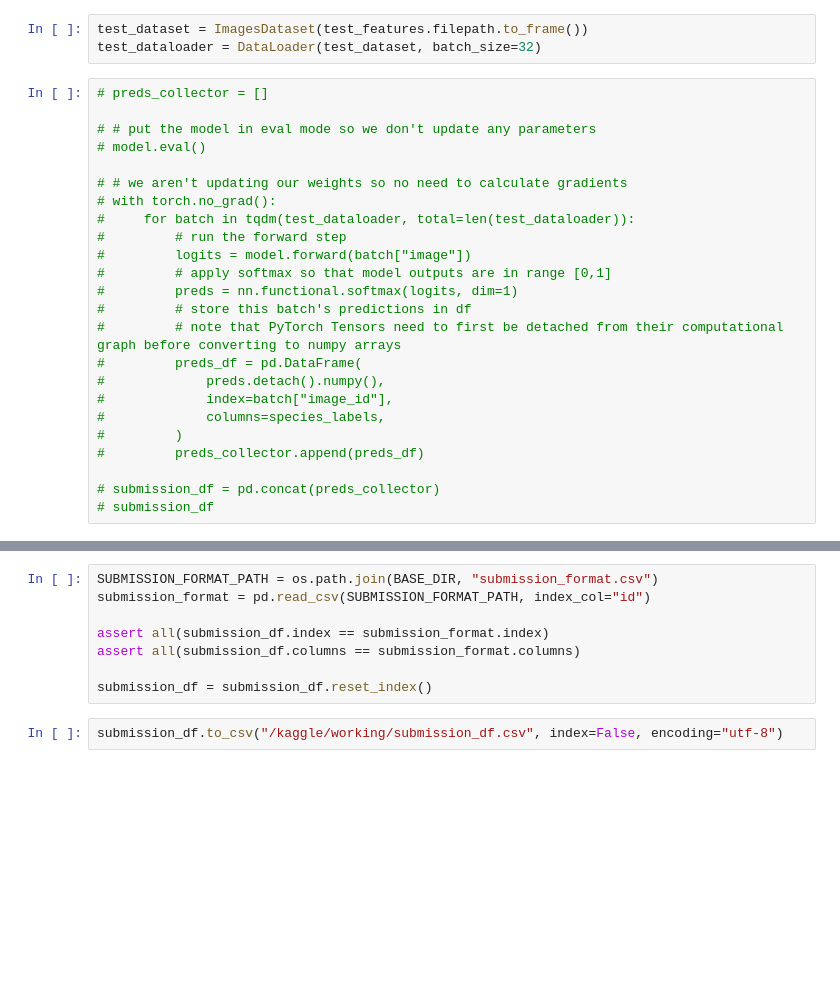
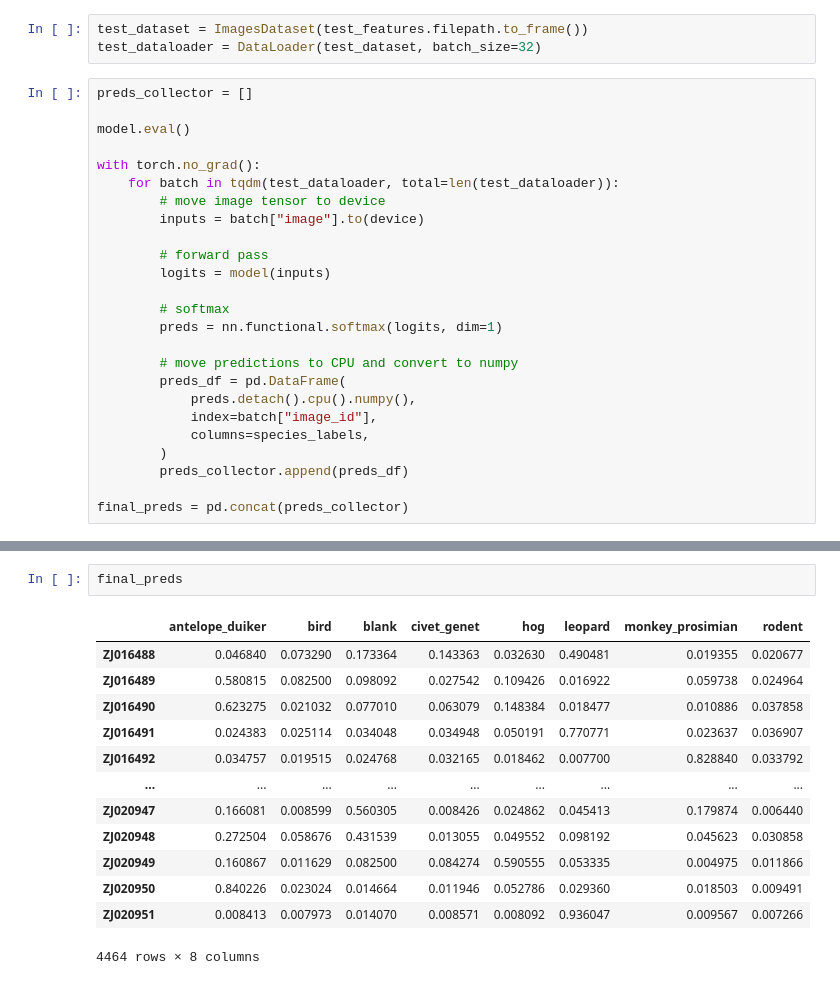
Before and after one commit to RamamAgarwal/Project_Wildlife_Classification, a Jupyter notebook: wildlife_image_classification.ipynb, the cells around one changed output, grey strips where cells are left out. Saved outputs shown, nothing was run; the diff lists cells and outputs as text; blank space fills up the shorter version.

```diff
--- a/wildlife_image_classification.ipynb
+++ b/wildlife_image_classification.ipynb
@@ -453,26 +349,27 @@ cm = ConfusionMatrixDisplay.from_predictions(
 test_dataset = ImagesDataset(test_features.filepath.to_frame())
 test_dataloader = DataLoader(test_dataset, batch_size=32)
 # %%
-# preds_collector = []
+preds_collector = []
 
-# # put the model in eval mode so we don't update any parameters
-# model.eval()
+model.eval()
 
-# # we aren't updating our weights so no need to calculate gradients
-# with torch.no_grad():
-#     for batch in tqdm(test_dataloader, total=len(test_dataloader)):
-#         # run the forward step
-#         logits = model.forward(batch["image"])
-#         # apply softmax so that model outputs are in range [0,1]
-#         preds = nn.functional.softmax(logits, dim=1)
-#         # store this batch's predictions in df
-#         # note that PyTorch Tensors need to first be detached from their computational graph before converting to numpy arrays
-#         preds_df = pd.DataFrame(
-#             preds.detach().numpy(),
-#             index=batch["image_id"],
-#             columns=species_labels,
-#         )
-#         preds_collector.append(preds_df)
+with torch.no_grad():
+    for batch in tqdm(test_dataloader, total=len(test_dataloader)):
+        # move image tensor to device
+        inputs = batch["image"].to(device)
 
-# submission_df = pd.concat(preds_collector)
-# submission_df
+        # forward pass
+        logits = model(inputs)
+
+        # softmax
+        preds = nn.functional.softmax(logits, dim=1)
+
+        # move predictions to CPU and convert to numpy
+        preds_df = pd.DataFrame(
+            preds.detach().cpu().numpy(),
+            index=batch["image_id"],
+            columns=species_labels,
+        )
+        preds_collector.append(preds_df)
+
+final_preds = pd.concat(preds_collector)
@@ -519,10 +376,16 @@ submission_df
-# %%
-SUBMISSION_FORMAT_PATH = os.path.join(BASE_DIR, "submission_format.csv")
-submission_format = pd.read_csv(SUBMISSION_FORMAT_PATH, index_col="id")
-
-assert all(submission_df.index == submission_format.index)
-assert all(submission_df.columns == submission_format.columns)
-
-submission_df = submission_df.reset_index()
-# %%
-submission_df.to_csv("/kaggle/working/submission_df.csv", index=False, encoding="utf-8")
+# %%
+final_preds
+# %% [output]
+|  | antelope_duiker | bird | blank | civet_genet | hog | leopard | monkey_prosimian | rodent |
+| ZJ016488 | 0.046840 | 0.073290 | 0.173364 | 0.143363 | 0.032630 | 0.490481 | 0.019355 | 0.020677 |
+| ZJ016489 | 0.580815 | 0.082500 | 0.098092 | 0.027542 | 0.109426 | 0.016922 | 0.059738 | 0.024964 |
+| ZJ016490 | 0.623275 | 0.021032 | 0.077010 | 0.063079 | 0.148384 | 0.018477 | 0.010886 | 0.037858 |
+| ZJ016491 | 0.024383 | 0.025114 | 0.034048 | 0.034948 | 0.050191 | 0.770771 | 0.023637 | 0.036907 |
+| ZJ016492 | 0.034757 | 0.019515 | 0.024768 | 0.032165 | 0.018462 | 0.007700 | 0.828840 | 0.033792 |
+| ... | ... | ... | ... | ... | ... | ... | ... | ... |
+| ZJ020947 | 0.166081 | 0.008599 | 0.560305 | 0.008426 | 0.024862 | 0.045413 | 0.179874 | 0.006440 |
+| ZJ020948 | 0.272504 | 0.058676 | 0.431539 | 0.013055 | 0.049552 | 0.098192 | 0.045623 | 0.030858 |
+| ZJ020949 | 0.160867 | 0.011629 | 0.082500 | 0.084274 | 0.590555 | 0.053335 | 0.004975 | 0.011866 |
+| ZJ020950 | 0.840226 | 0.023024 | 0.014664 | 0.011946 | 0.052786 | 0.029360 | 0.018503 | 0.009491 |
+| ZJ020951 | 0.008413 | 0.007973 | 0.014070 | 0.008571 | 0.008092 | 0.936047 | 0.009567 | 0.007266 |
+4464 rows × 8 columns
```
Also changed, not shown: parts of 18 cells of this notebook.
